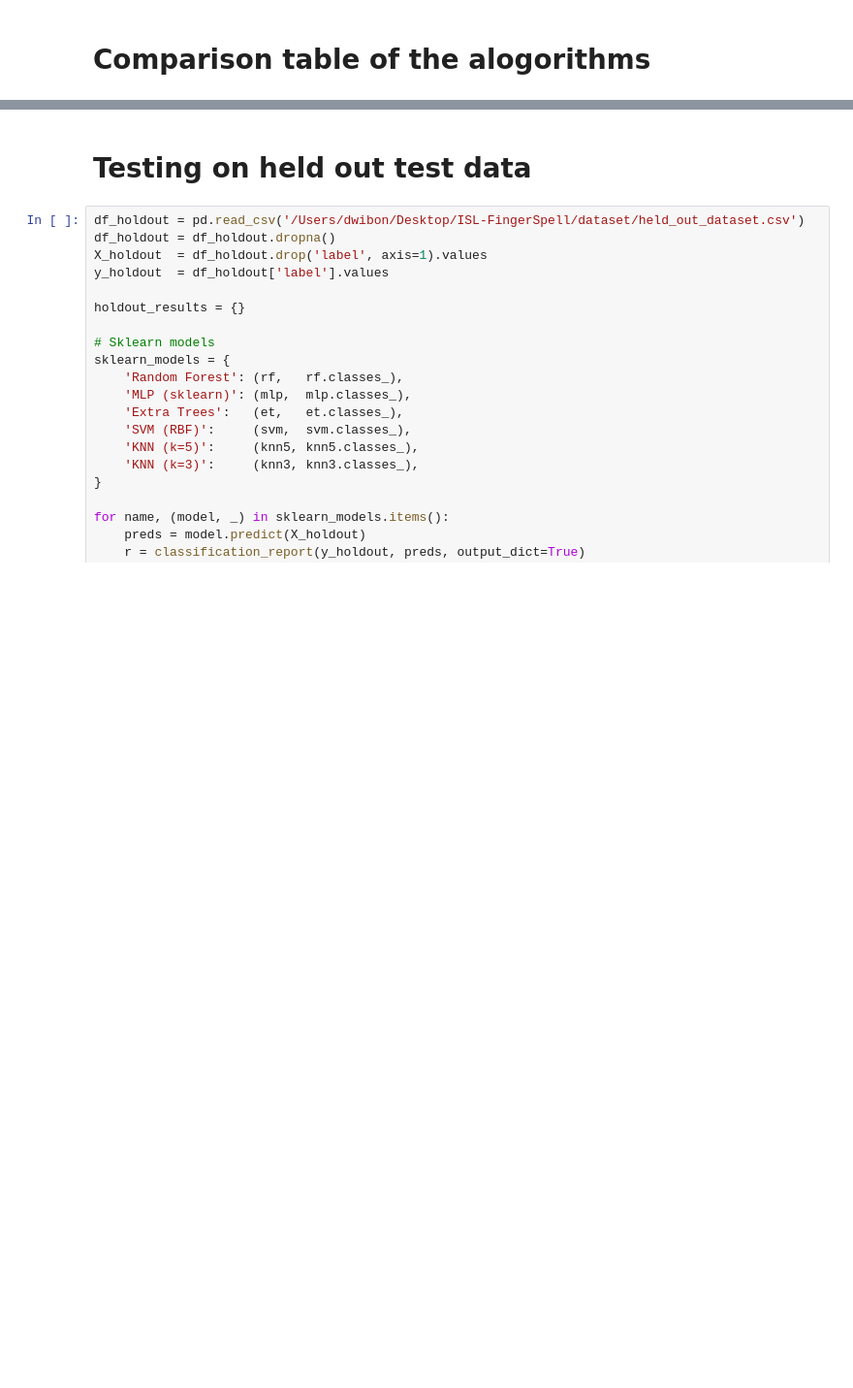
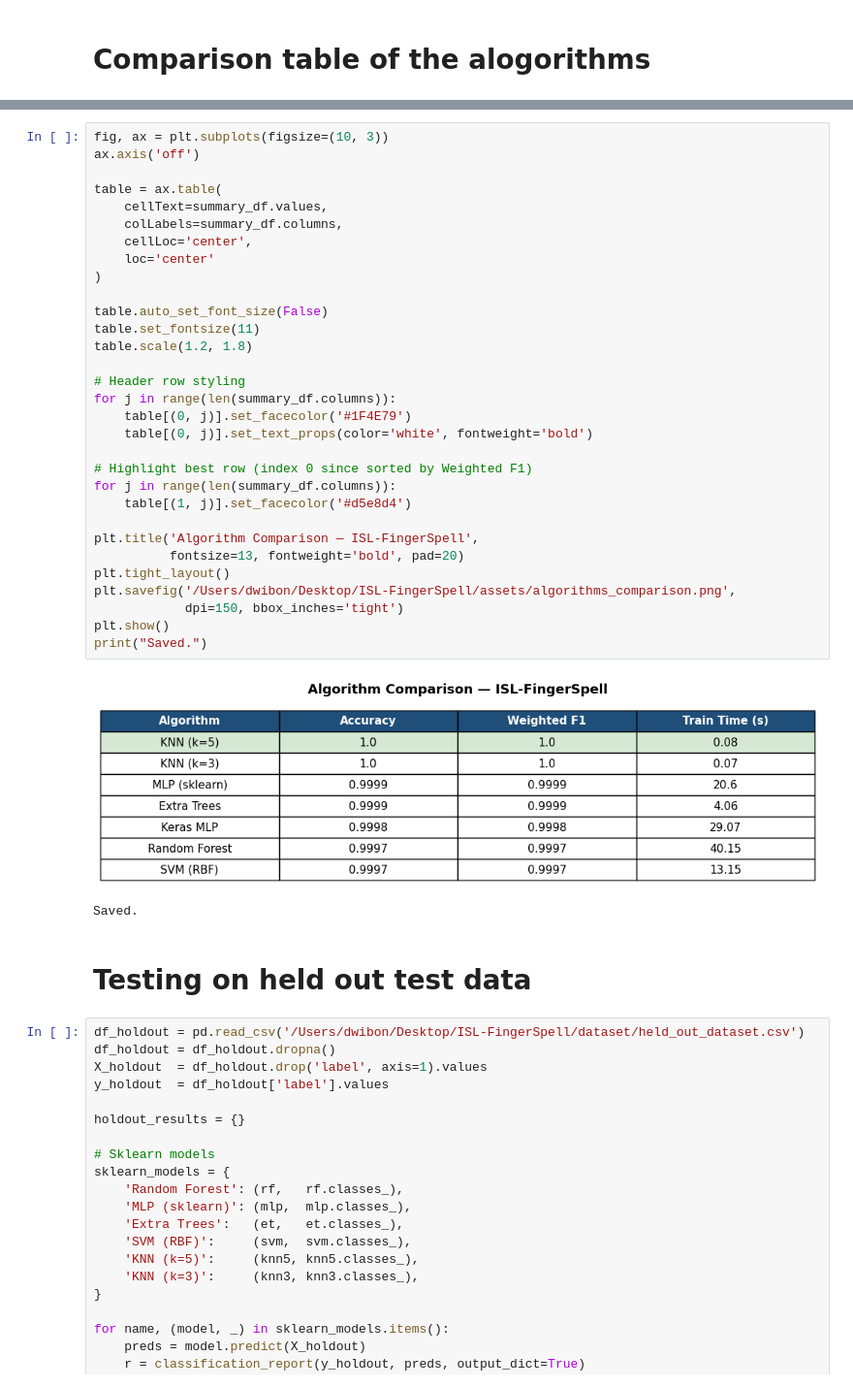
Before and after one commit to Dwibon/ISL-FingerSpell, a Jupyter notebook: training/notebooks/train_model.ipynb, the cells around one changed output, grey strips where cells are left out. Shown at 97% size. Saved outputs shown, nothing was run; the diff lists cells and outputs as text; blank space fills up the shorter version.

```diff
--- a/training/notebooks/train_model.ipynb
+++ b/training/notebooks/train_model.ipynb
@@ -468,3 +468,37 @@ Random Forest    0.9997       0.9997           39.62
+# %%
+fig, ax = plt.subplots(figsize=(10, 3))
+ax.axis('off')
+
+table = ax.table(
+    cellText=summary_df.values,
+    colLabels=summary_df.columns,
+    cellLoc='center',
+    loc='center'
+)
+
+table.auto_set_font_size(False)
+table.set_fontsize(11)
+table.scale(1.2, 1.8)
+
+# Header row styling
+for j in range(len(summary_df.columns)):
+    table[(0, j)].set_facecolor('#1F4E79')
+    table[(0, j)].set_text_props(color='white', fontweight='bold')
+
+# Highlight best row (index 0 since sorted by Weighted F1)
+for j in range(len(summary_df.columns)):
+    table[(1, j)].set_facecolor('#d5e8d4')
+
+plt.title('Algorithm Comparison — ISL-FingerSpell',
+          fontsize=13, fontweight='bold', pad=20)
+plt.tight_layout()
+plt.savefig('/Users/dwibon/Desktop/ISL-FingerSpell/assets/algorithms_comparison.png',
+            dpi=150, bbox_inches='tight')
+plt.show()
+print("Saved.")
+# %% [output]
+[figure, added]
+Saved.
 # %% [markdown]
 # Testing on held out test data
 # %%
```
Also changed, not shown: parts of 9 cells of this notebook.
